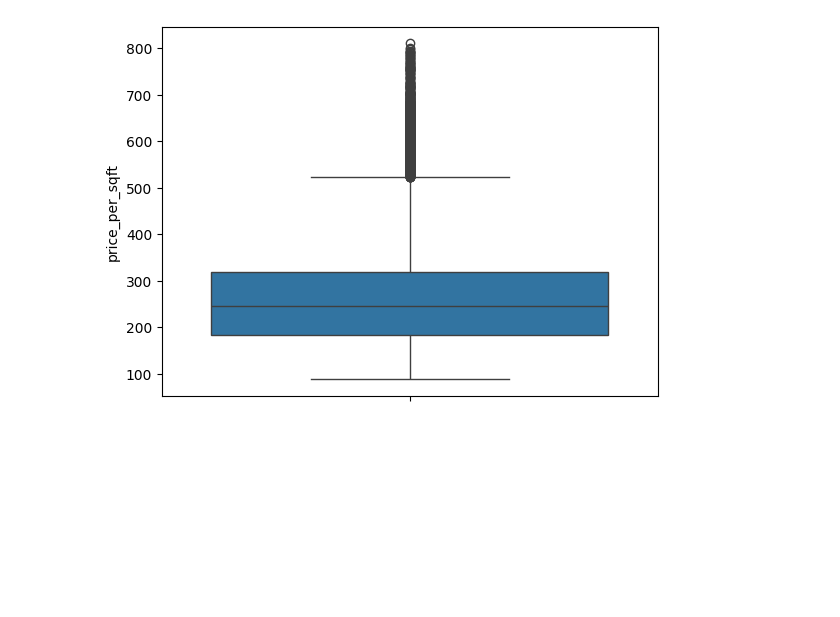
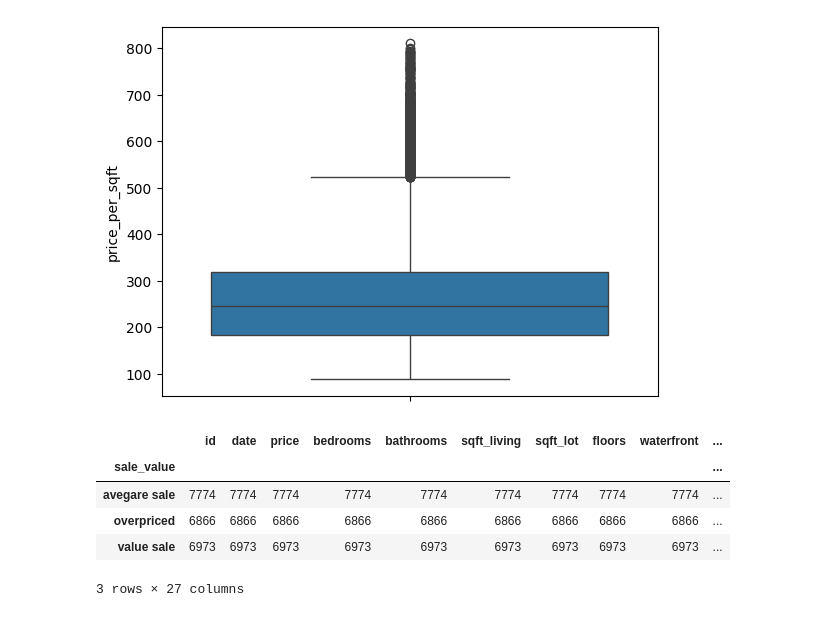
Before and after one commit to delinai/schulich_ds1_2024, a Jupyter notebook: class3_6110T.ipynb, the cells around one changed output. Drawn from its saved outputs; the diff is of its cells as text; code cells hidden in the pictures; blank space fills up the shorter version.

```diff
--- a/class3_6110T.ipynb
+++ b/class3_6110T.ipynb
@@ -192,0 +194,28 @@ sns.boxplot(y='price_per_sqft', data=df)
+# %%
+df['avg_sqft_for_area'] = df['zipcode'].map(df.groupby('zipcode')['sqft_living'].mean().to_dict())
+# %%
+df['above/below_sqft'] = df['sqft_living'] - df['avg_sqft_for_area']
+# %%
+# refine your definition
+
+def sale_category(row):
+    # condition 1: if the house sold for less per sqft than the average price for the zipcode, AND the house was bigger than the avg size for the zipcode, then we got a value purchase
+    if row["above/below"] < 0 and row['above/below_sqft'] > 0:
+        return "value sale"
+    # condition 2: if the house sold for less per sqft than the avg price for the zipcode, OR the house was bigger than avg for the area, then not necessarily a deal, but good outcome
+    elif row["above/below"] < 0 or row['above/below_sqft'] > 0:
+        return "avegare sale"
+    # if neither was met, house is overpriced
+    else:
+        return "overpriced"
+# %%
+df['sale_value'] = df.apply(sale_category, axis=1)
+# %%
+df.groupby('sale_value').count()
+# %% [output]
+|  | id | date | price | bedrooms | bathrooms | sqft_living | sqft_lot | floors | waterfront | ... |
+| sale_value |  |  |  |  |  |  |  |  |  | ... |
+| avegare sale | 7774 | 7774 | 7774 | 7774 | 7774 | 7774 | 7774 | 7774 | 7774 | ... |
+| overpriced | 6866 | 6866 | 6866 | 6866 | 6866 | 6866 | 6866 | 6866 | 6866 | ... |
+| value sale | 6973 | 6973 | 6973 | 6973 | 6973 | 6973 | 6973 | 6973 | 6973 | ... |
+3 rows × 27 columns
```
Also changed, not shown: parts of 2 cells of this notebook.
